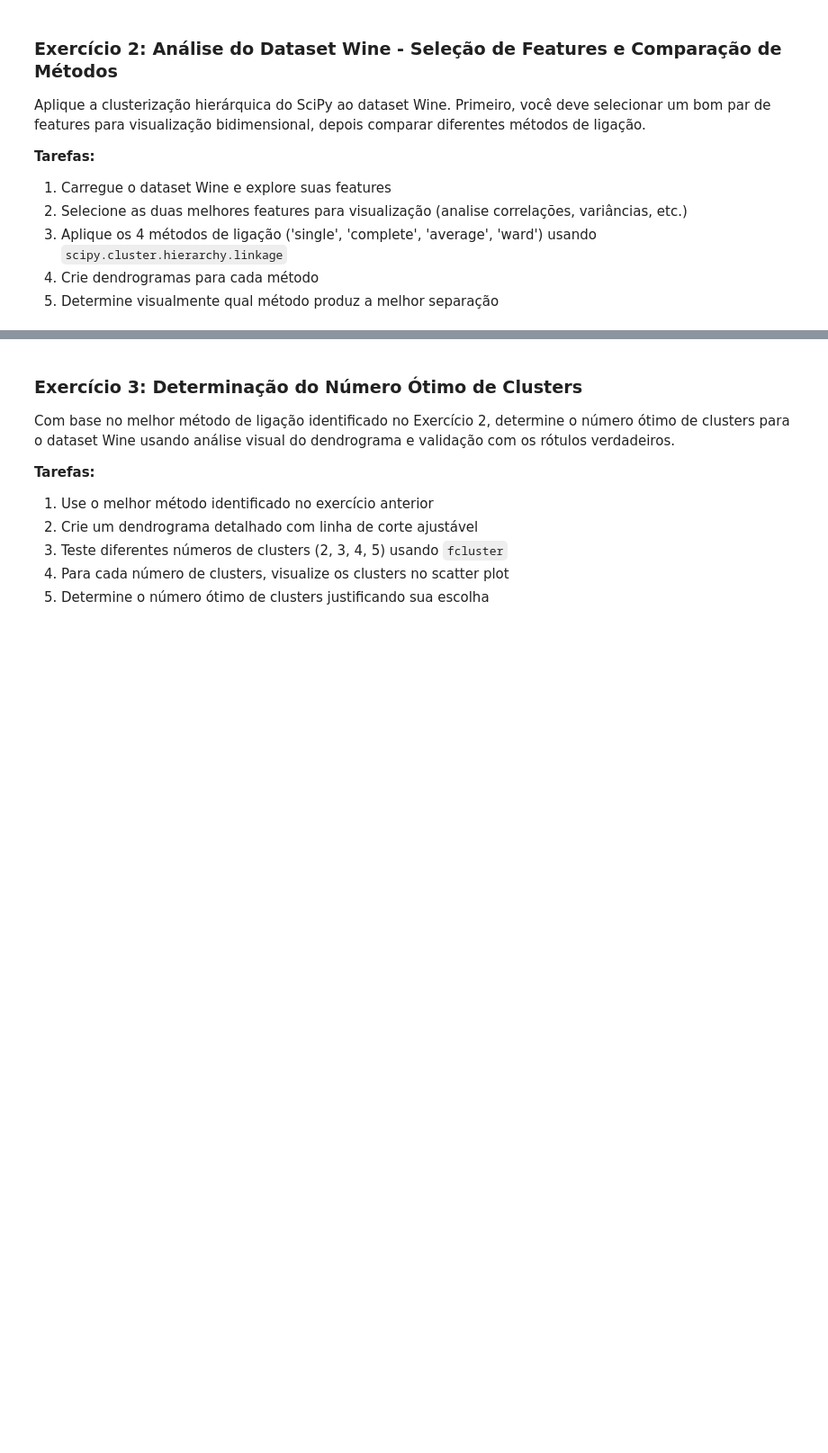
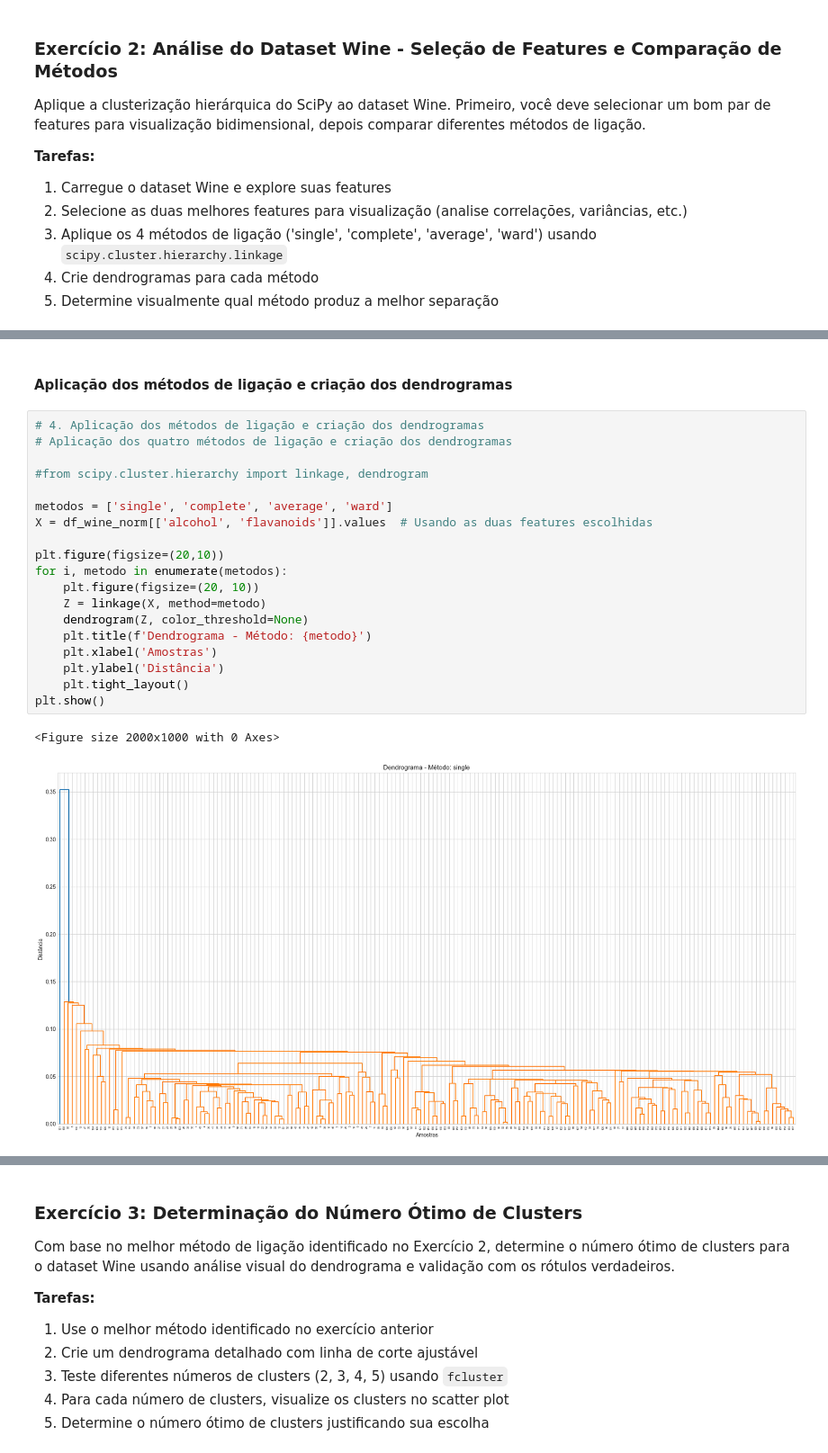
Before and after one commit to gilcesarf/unsupervised-learning, a Jupyter notebook: 03 - Hierarchical.ipynb, the cells around one changed output, grey strips where cells are left out. Shown at 90% size. Drawn from its saved outputs; the diff is of its cells as text; blank space fills up the shorter version.

```diff
--- a/03 - Hierarchical.ipynb
+++ b/03 - Hierarchical.ipynb
@@ -529,0 +867,24 @@ Classes: ['class_0' 'class_1' 'class_2']
+# %% [markdown]
+#### Aplicação dos métodos de ligação e criação dos dendrogramas
+# %%
+# 4. Aplicação dos métodos de ligação e criação dos dendrogramas
+# Aplicação dos quatro métodos de ligação e criação dos dendrogramas
+
+#from scipy.cluster.hierarchy import linkage, dendrogram
+
+metodos = ['single', 'complete', 'average', 'ward']
+X = df_wine_norm[['alcohol', 'flavanoids']].values  # Usando as duas features escolhidas
+
+plt.figure(figsize=(20,10))
+for i, metodo in enumerate(metodos):
+    plt.figure(figsize=(20, 10))
+    Z = linkage(X, method=metodo)
+    dendrogram(Z, color_threshold=None)
+    plt.title(f'Dendrograma - Método: {metodo}')
+    plt.xlabel('Amostras')
+    plt.ylabel('Distância')
+    plt.tight_layout()
+plt.show()
+# %% [output]
+<Figure size 2000x1000 with 0 Axes>
+[figure, added]
```
Also changed, not shown: parts of 19 cells of this notebook.
